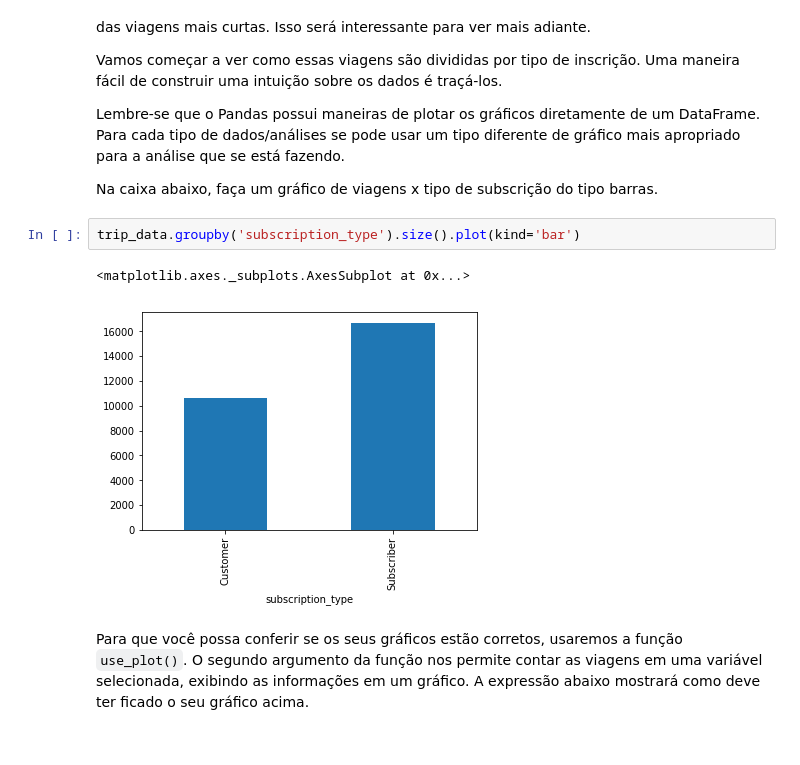
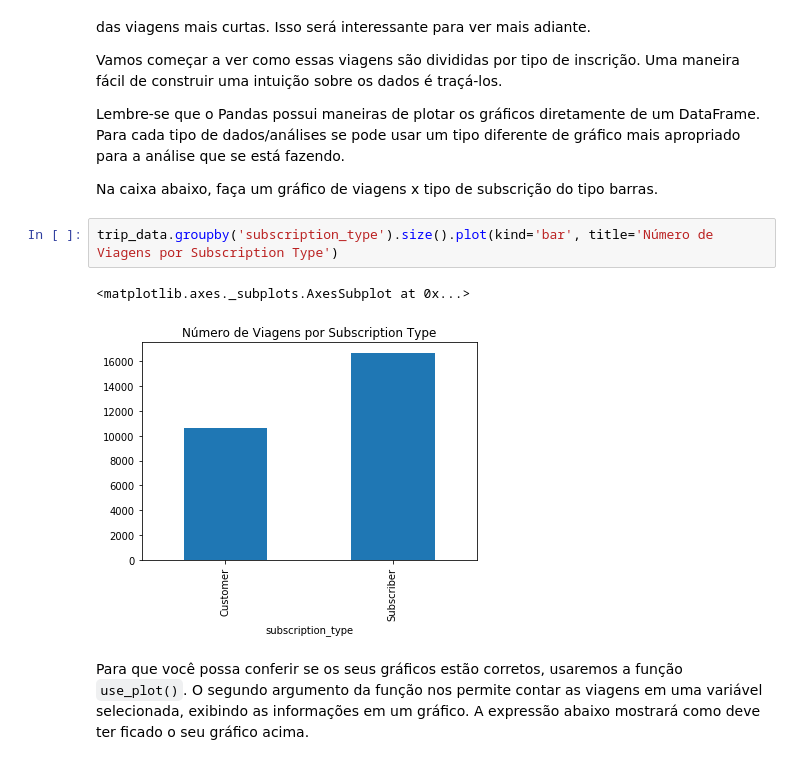
Before and after one commit to resilva87/udacity-datascience-I, a Jupyter notebook: Analise_Bay_Area_Bike_Share-NDFDSI.ipynb, the cells around one changed output. Saved outputs shown, nothing was run; the diff lists cells and outputs as text.

Commit message:
Adding title and y labels to some of the charts

```diff
--- a/Analise_Bay_Area_Bike_Share-NDFDSI.ipynb
+++ b/Analise_Bay_Area_Bike_Share-NDFDSI.ipynb
@@ -304,10 +304,10 @@ Lembre-se que o Pandas possui maneiras de plotar os gráficos diretamente de um
 
 Na caixa abaixo, faça um gráfico de viagens x tipo de subscrição do tipo barras.
 # %%
-trip_data.groupby('subscription_type').size().plot(kind='bar')
+trip_data.groupby('subscription_type').size().plot(kind='bar', title='Número de Viagens por Subscription Type')
 # %% [output]
 <matplotlib.axes._subplots.AxesSubplot at 0x...>
-[figure, old version]
+[figure, new version]
 # %% [markdown]
 Para que você possa conferir se os seus gráficos estão corretos, usaremos a função `use_plot()`. O segundo argumento da função nos permite contar as viagens em uma variável selecionada, exibindo as informações em um gráfico. A expressão abaixo mostrará como deve ter ficado o seu gráfico acima.
 # %%
```
Also changed, not shown: parts of 7 cells of this notebook.
